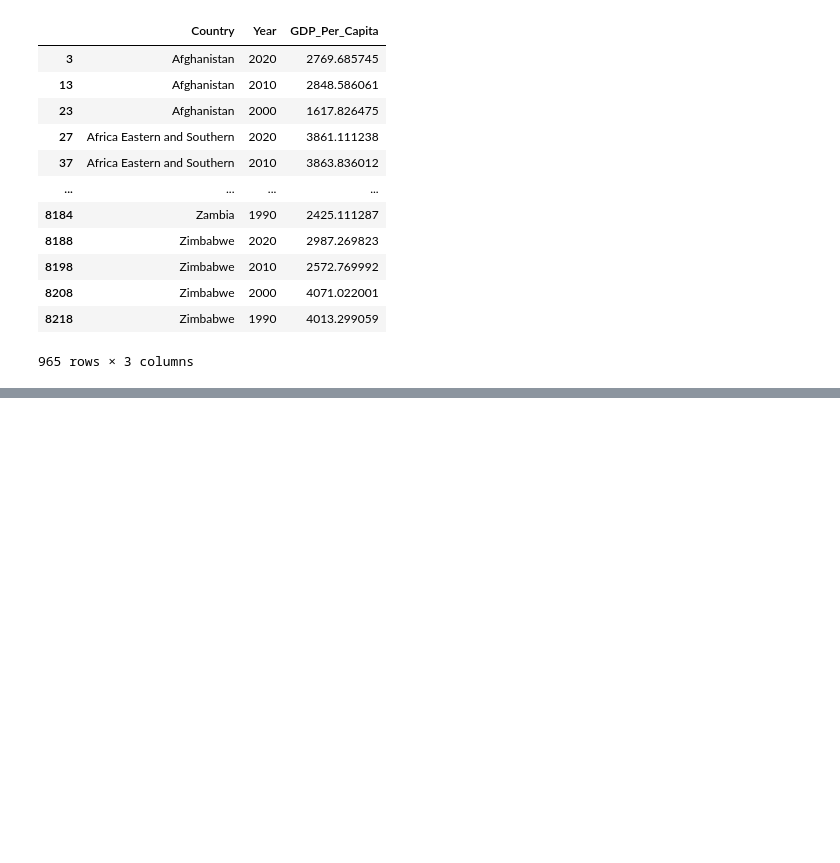
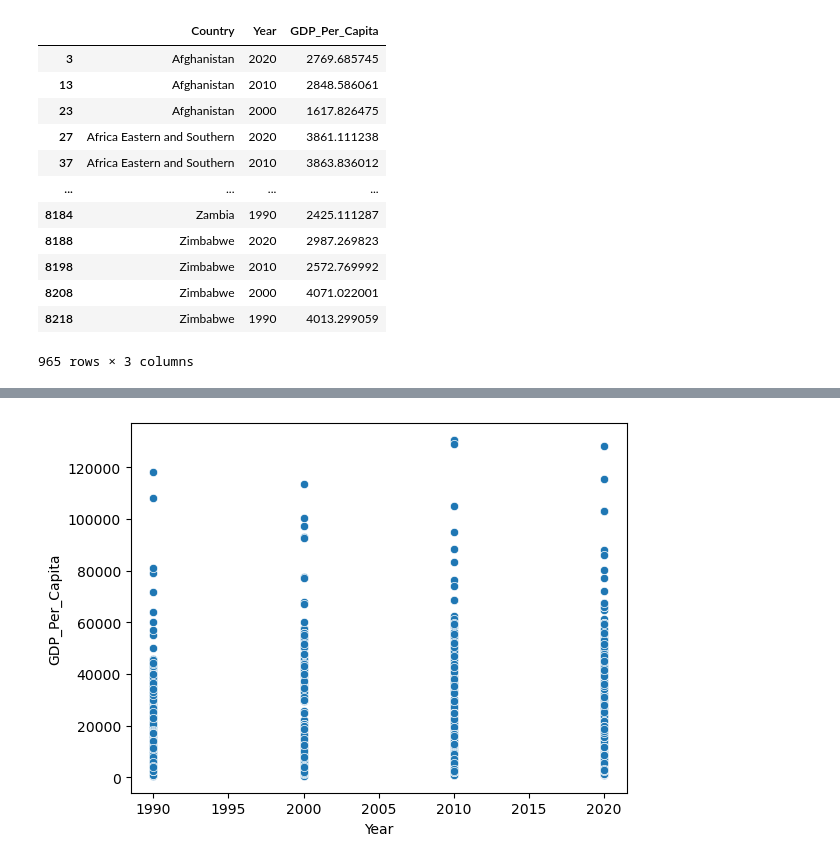
Before and after one commit to NSS-Full-Time-Data-Analytics-16/un-project-shultzcg, a Jupyter notebook: notebooks/un_data_project.ipynb, the cells around one changed output, grey strips where cells are left out. Drawn from its saved outputs; the diff is of its cells as text; code cells hidden in the pictures; blank space fills up the shorter version.

```diff
--- a/notebooks/un_data_project.ipynb
+++ b/notebooks/un_data_project.ipynb
@@ -169,0 +179,4 @@ gdp_decades
+# %%
+sns.scatterplot(data = gdp_decades, x = 'Year', y = 'GDP_Per_Capita');
+# %% [output]
+[figure, added]
```
Also changed, not shown: parts of 29 cells of this notebook.
